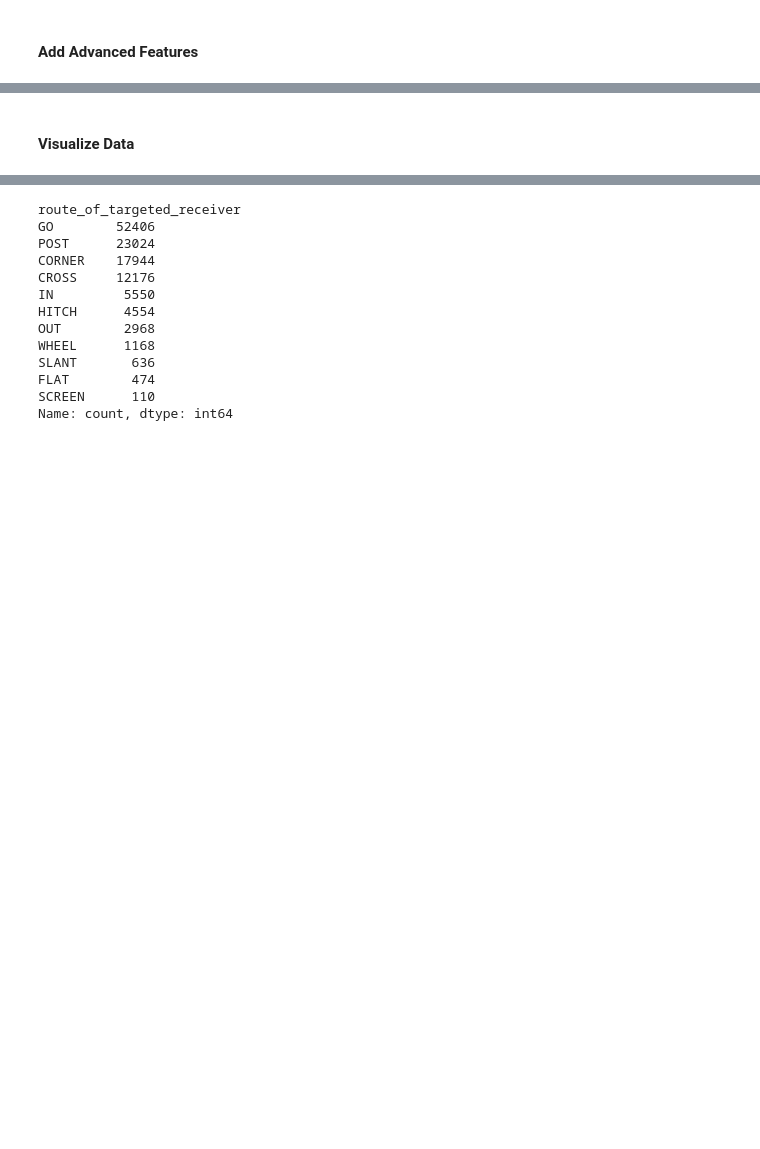
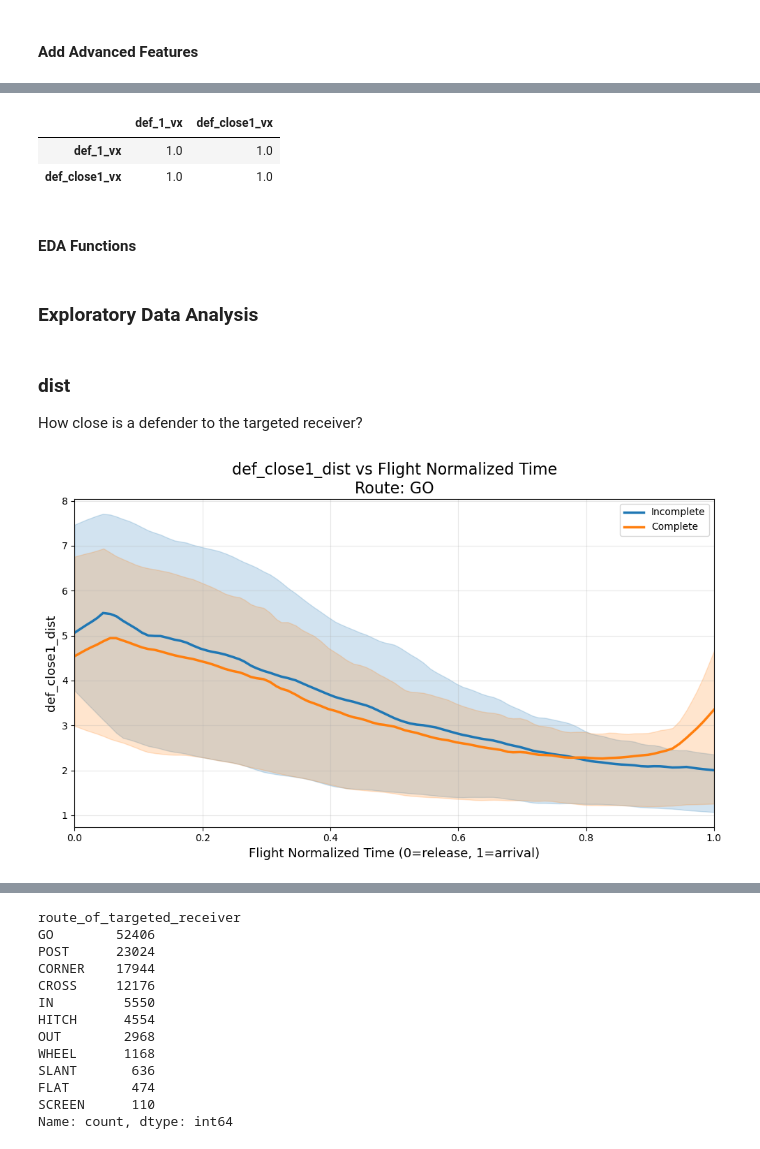
Before and after one commit to SethJ50/NFL-Big-Data-Bowl-2026, a Jupyter notebook: Exploratory Data Analysis.ipynb, the cells around one changed output, grey strips where cells are left out. Drawn from its saved outputs; the diff is of its cells as text; code cells hidden in the pictures; blank space fills up the shorter version.

```diff
--- a/Exploratory Data Analysis.ipynb
+++ b/Exploratory Data Analysis.ipynb
@@ -542,2 +766,8 @@ useful_cols = ['game_id', 'play_id', 'frame_id', 'to_release',
+# %%
+data_adv[['def_1_vx', 'def_close1_vx']].corr()
+# %% [output]
+|  | def_1_vx | def_close1_vx |
+| def_1_vx | 1.0 | 1.0 |
+| def_close1_vx | 1.0 | 1.0 |
 # %% [markdown]
-#### Visualize Data
+#### EDA Functions
@@ -543,0 +840,9 @@ useful_cols = ['game_id', 'play_id', 'frame_id', 'to_release',
+# %% [markdown]
+### Exploratory Data Analysis
+# %% [markdown]
+### dist
+How close is a defender to the targeted receiver?
+# %%
+make_time_plot(data_adv, "def_close1_dist", route_type = "GO")
+# %% [output]
+[figure, added]
```
Also changed, not shown: parts of 29 cells of this notebook, 3 other files.
